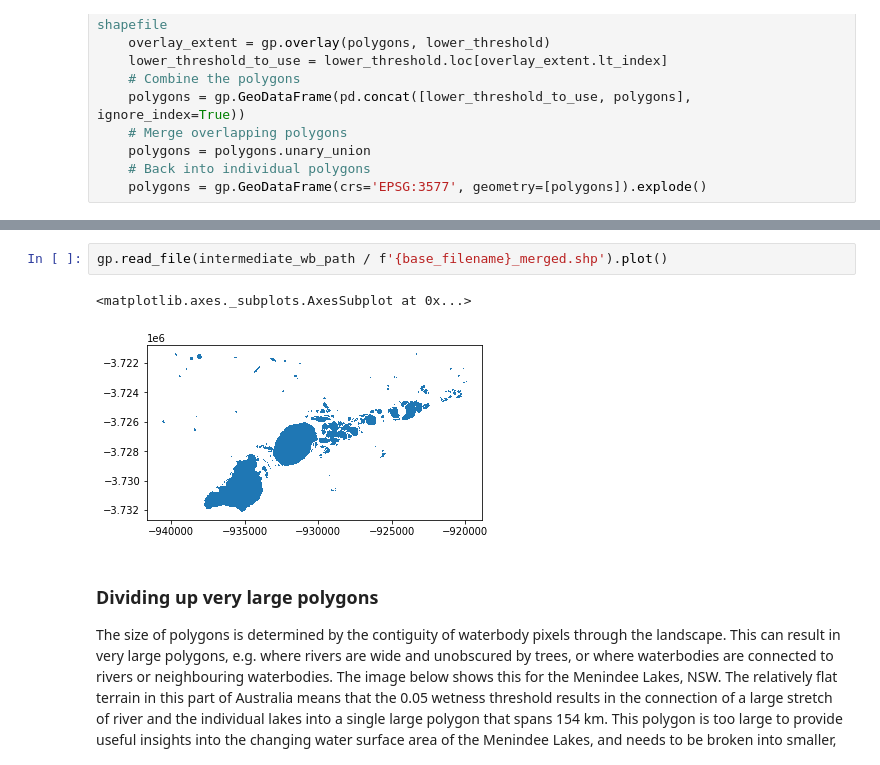
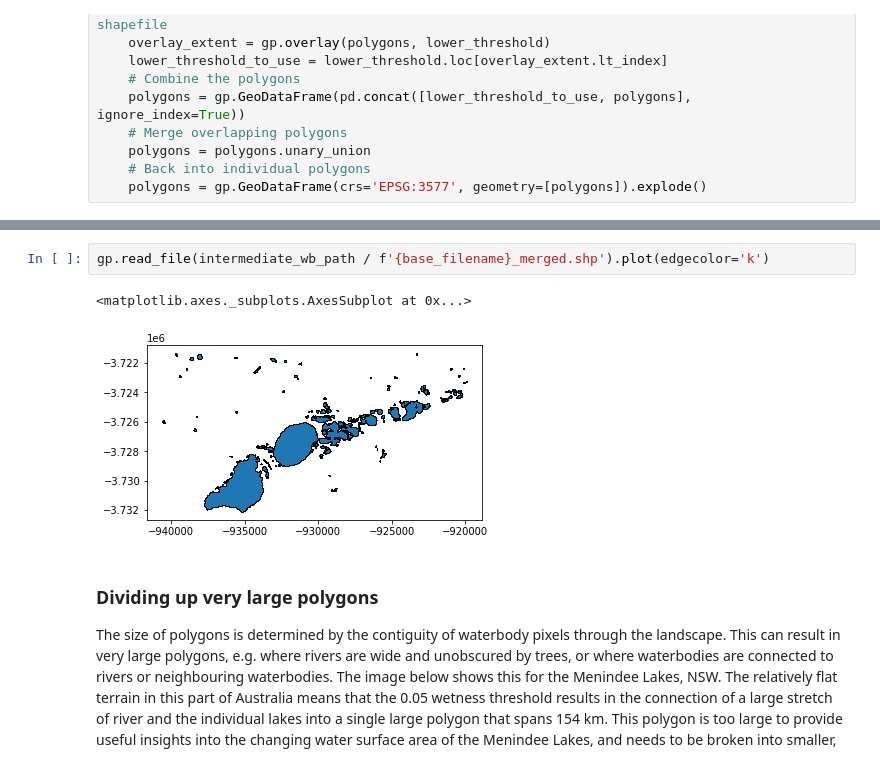
Before and after one commit to GeoscienceAustralia/dea-waterbodies, a Jupyter notebook: WaterbodyPolygons.ipynb, the cells around one changed output, grey strips where cells are left out. Cells and saved outputs as stored; diff of their text form.

```diff
--- a/WaterbodyPolygons.ipynb
+++ b/WaterbodyPolygons.ipynb
@@ -360,8 +373,8 @@ polygons.to_file(intermediate_wb_path / f'{base_filename}_merged.geojson', drive
 # %%
-gp.read_file(intermediate_wb_path / f'{base_filename}_merged.shp').plot()
+gp.read_file(intermediate_wb_path / f'{base_filename}_merged.shp').plot(edgecolor='k')
 # %% [output]
 <matplotlib.axes._subplots.AxesSubplot at 0x...>
-[figure, old version]
+[figure, new version]
 # %% [markdown]
 
 ### Dividing up very large polygons
```
Also changed, not shown: parts of 51 cells of this notebook.
